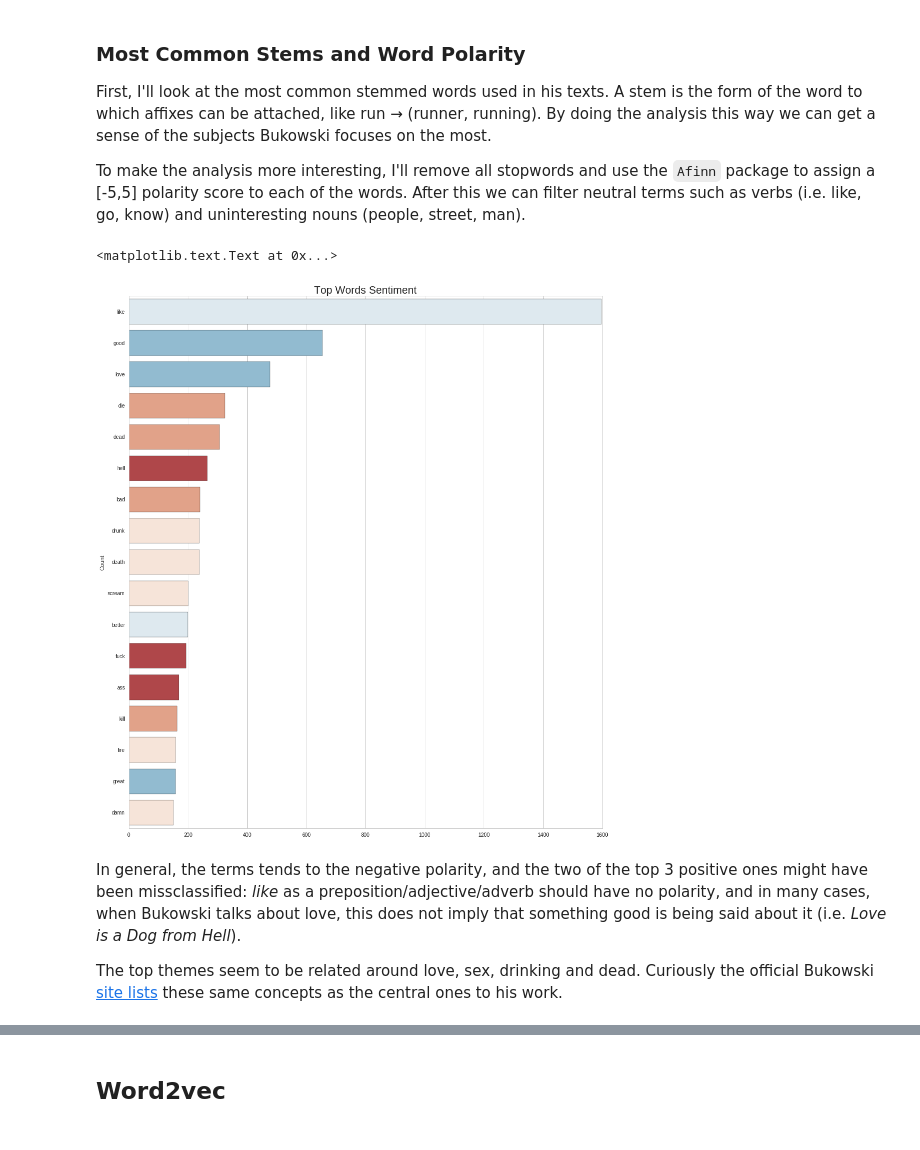
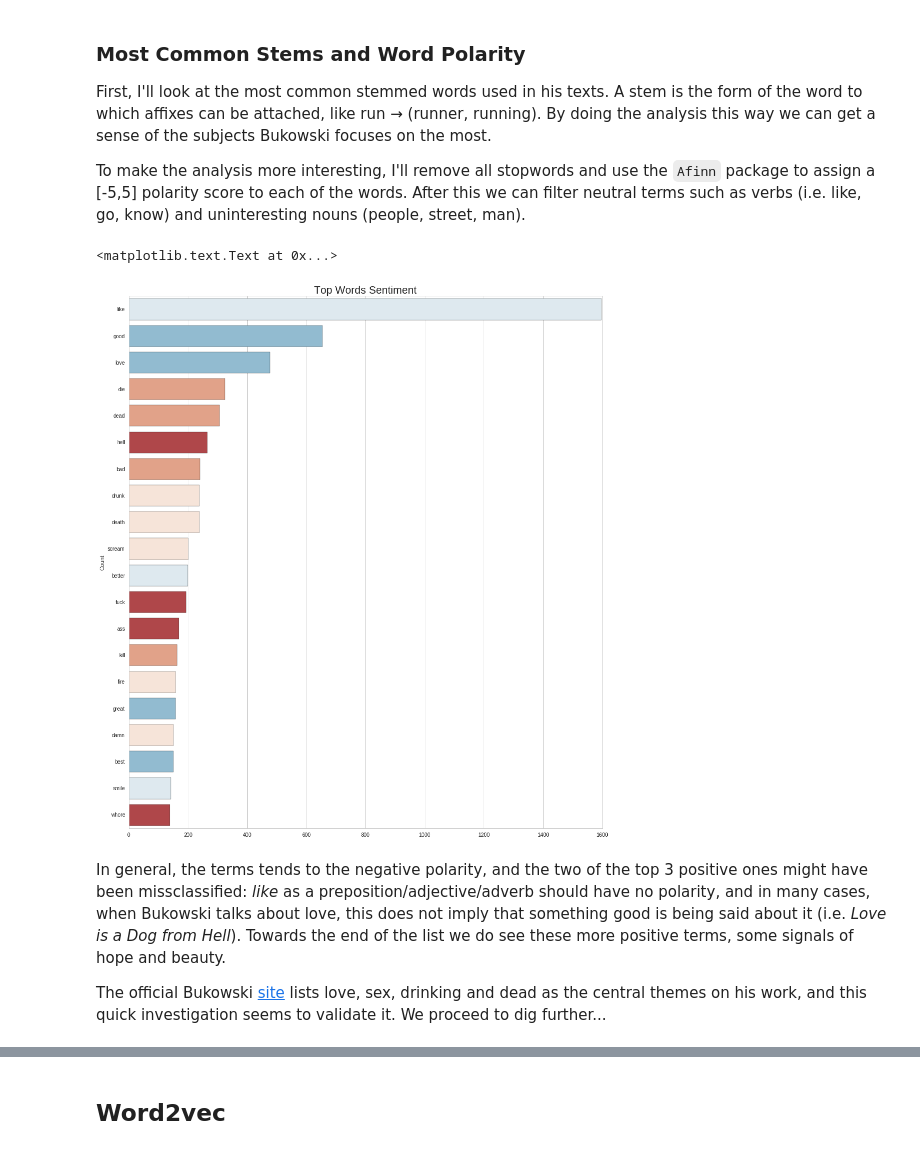
Before and after one commit to masta-g3/summer_networks, a Jupyter notebook: bukowski_networks/sentiment_bukowski.ipynb, the cells around one changed output, grey strips where cells are left out. Cells and saved outputs as stored; diff of their text form; code cells hidden in the pictures.

```diff
--- a/bukowski_networks/sentiment_bukowski.ipynb
+++ b/bukowski_networks/sentiment_bukowski.ipynb
@@ -47,34 +47,34 @@ To make the analysis more interesting, I'll remove all stopwords and use the `Af
 # %%
 ## Word sentiment scorer.
 afinn = Afinn()
-commons = pd.DataFrame({'word': [word[0] for word in text_stem.most_common(200)],
-                        'count': [word[1] for word in text_stem.most_common(200)],
-                        'score' : [afinn.score(word[0]) for word in text_stem.most_common(200)]})
+commons = pd.DataFrame({'word': [word[0] for word in text_stem.most_common(240)],
+                        'count': [word[1] for word in text_stem.most_common(240)],
+                        'score' : [afinn.score(word[0]) for word in text_stem.most_common(240)]})
 
 ## Get only non-neutral words.
 nn_commons = commons[~commons['score'].isin([-1,0,1])]
 ix = nn_commons.word
 nn_commons = nn_commons.pivot(index='word', columns='score', values='count').reindex(ix)
 
 ## Generate palette and plot.
 n = len(nn_commons.columns)
 palette = sns.color_palette("RdBu", n_colors=n+1)
 
 i=0
 for col in nn_commons.columns:
     sns.barplot(x=col, y='word', data=nn_commons.reset_index(), \
                 color=palette[i], order=nn_commons.index)
     i+=1
 
 plt.title('Top Words Sentiment')
 plt.ylabel('Count')
 plt.xlabel('')
 # %% [output]
 <matplotlib.text.Text at 0x...>
-[figure, old version]
+[figure, new version]
 # %% [markdown]
-In general, the terms tends to the negative polarity, and the two of the top 3 positive ones might have been missclassified: *like* as a preposition/adjective/adverb should have no polarity, and in many cases, when Bukowski talks about love, this does not imply that something good is being said about it (i.e. *Love is a Dog from Hell*).
+In general, the terms tends to the negative polarity, and the two of the top 3 positive ones might have been missclassified: *like* as a preposition/adjective/adverb should have no polarity, and in many cases, when Bukowski talks about love, this does not imply that something good is being said about it (i.e. *Love is a Dog from Hell*). Towards the end of the list we do see these more positive terms, some signals of hope and beauty.
 
-The top themes seem to be related around love, sex, drinking and dead. Curiously the official Bukowski [site lists](https://charlesbukowski.wikispaces.com/Themes?responseToken=04ecb6aa9939fbb17d1c5f9eea062e87c) these same concepts as the central ones to his work.
+The official Bukowski [site](https://charlesbukowski.wikispaces.com/Themes?responseToken=04ecb6aa9939fbb17d1c5f9eea062e87c) lists love, sex, drinking and dead as the central themes on his work, and this quick investigation seems to validate it. We proceed to dig further...
 # %% [markdown]
 ## References to Gender, and their Associations
```
Also changed, not shown: parts of 9 cells of this notebook, 1 other file.
